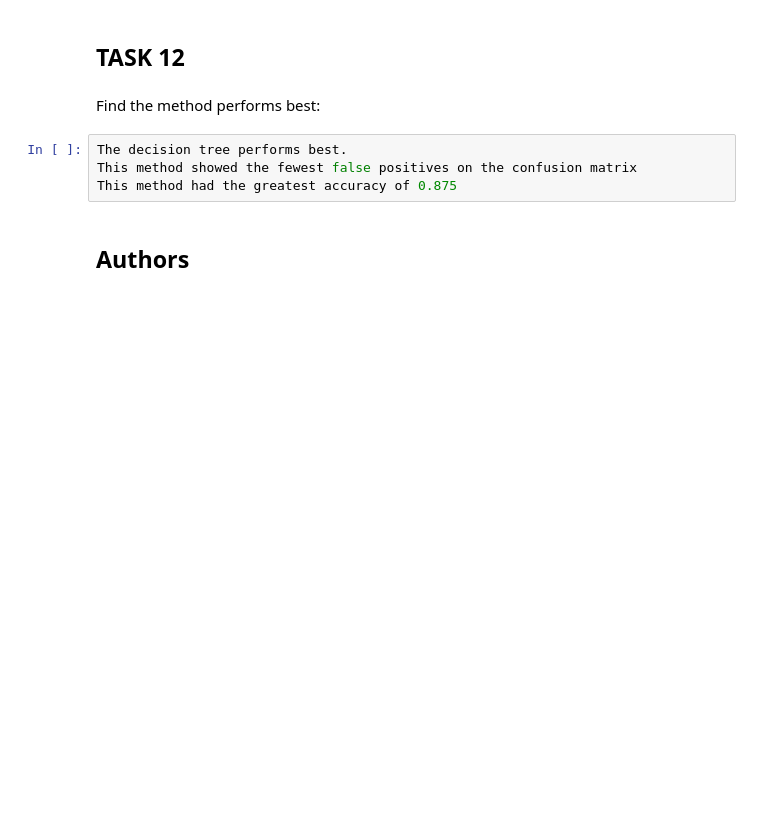
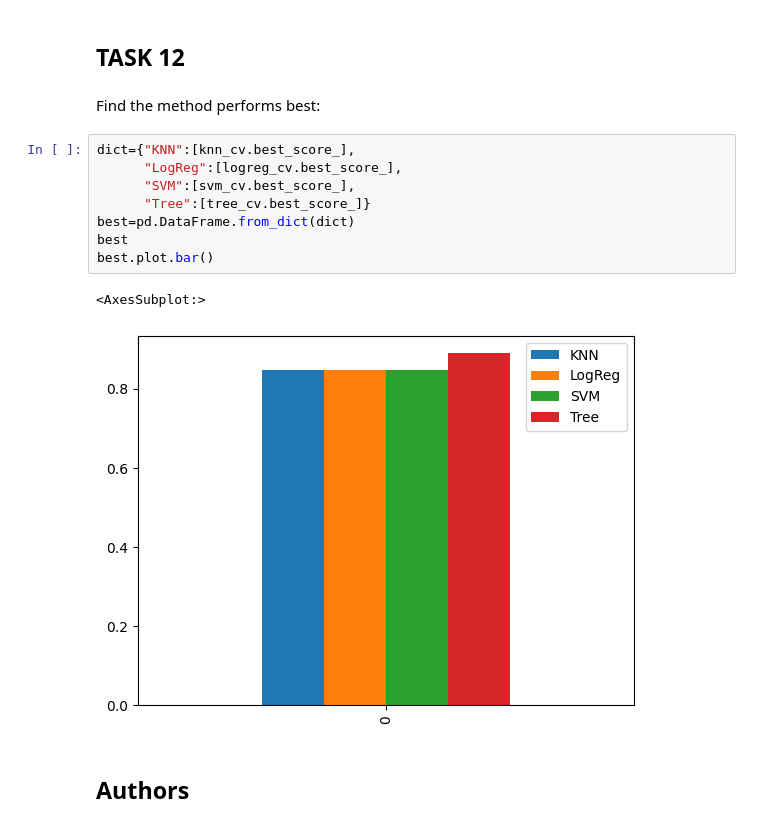
Before and after one commit to kmmcintire/capstone-project, a Jupyter notebook: wk4-SpaceX_Machine_Learning_Prediction_Part_5.jupyterlite.ipynb, the cells around one changed output. Cells and saved outputs as stored; diff of their text form; blank space fills up the shorter version.

```diff
--- a/wk4-SpaceX_Machine_Learning_Prediction_Part_5.jupyterlite.ipynb
+++ b/wk4-SpaceX_Machine_Learning_Prediction_Part_5.jupyterlite.ipynb
@@ -329,10 +329,17 @@ plot_confusion_matrix(Y_test,yhat)
 ## TASK  12
 # %% [markdown]
 Find the method performs best:
-# %%
-The decision tree performs best.
-This method showed the fewest false positives on the confusion matrix
-This method had the greatest accuracy of 0.875
+# %%
+dict={"KNN":[knn_cv.best_score_],
+      "LogReg":[logreg_cv.best_score_],
+      "SVM":[svm_cv.best_score_],
+      "Tree":[tree_cv.best_score_]}
+best=pd.DataFrame.from_dict(dict)
+best
+best.plot.bar()
+# %% [output]
+<AxesSubplot:>
+[figure, added]
 # %% [markdown]
 ## Authors
 # %% [markdown]
```
Also changed, not shown: parts of 3 cells of this notebook.
